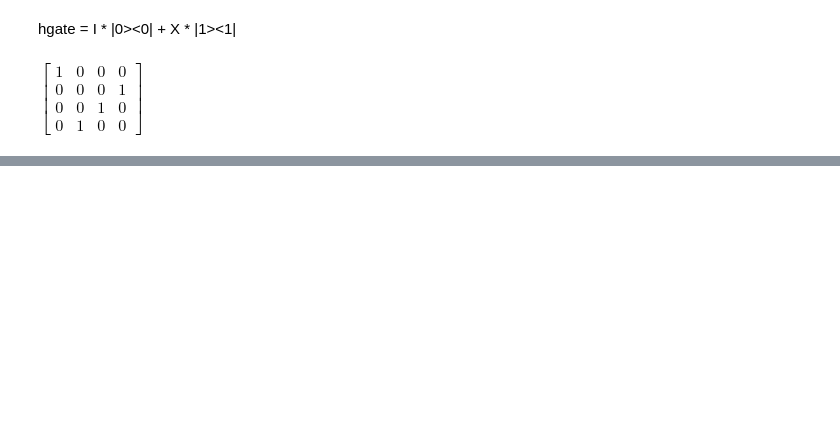
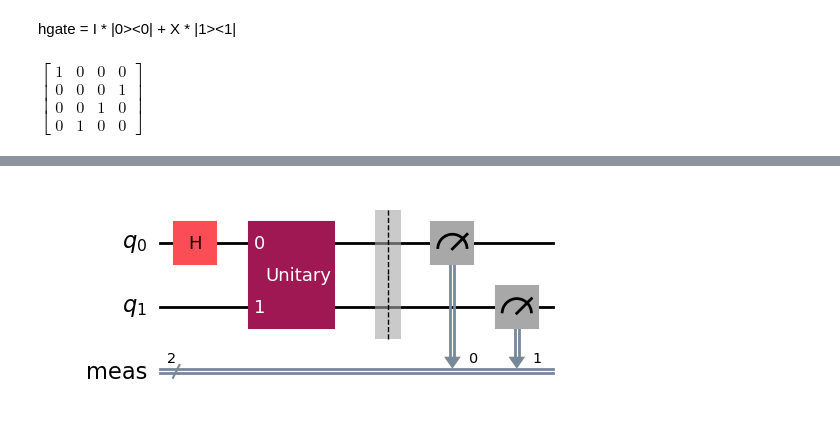
Before and after one commit to LTJ508/Quantum_Computing, a Jupyter notebook: Qiskit Practice/Qiskit Practice for CSE 499A/RA_Lecture-01.ipynb, the cells around one changed output, grey strips where cells are left out. Cells and saved outputs as stored; diff of their text form; code cells hidden in the pictures; blank space fills up the shorter version.

```diff
--- a/Qiskit Practice/Qiskit Practice for CSE 499A/RA_Lecture-01.ipynb
+++ b/Qiskit Practice/Qiskit Practice for CSE 499A/RA_Lecture-01.ipynb
@@ -111,0 +130,6 @@ plot_bloch_multivector(qc3)
+# %%
+qc3.measure_all()
+
+qc3.draw("mpl")
+# %% [output]
+[figure, added]
```
Also changed, not shown: parts of 24 cells of this notebook.
